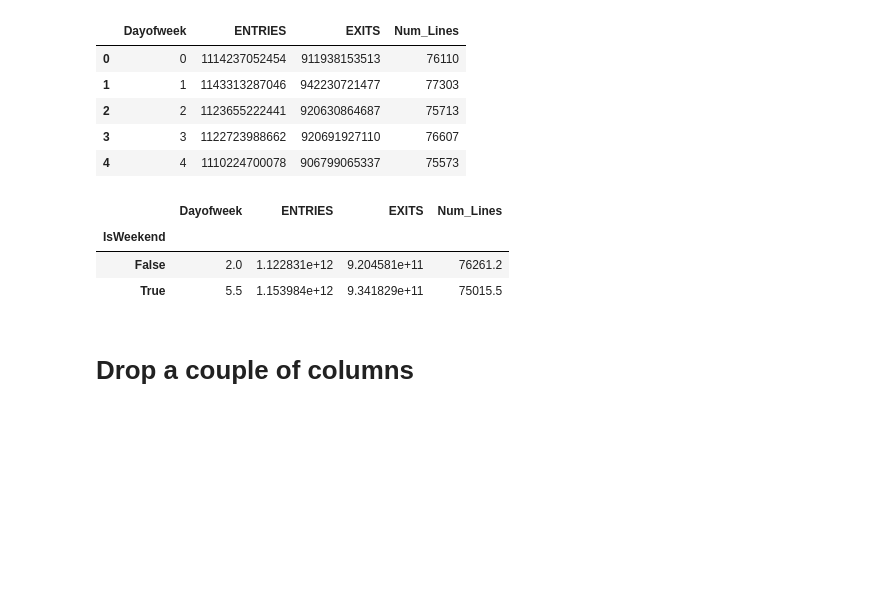
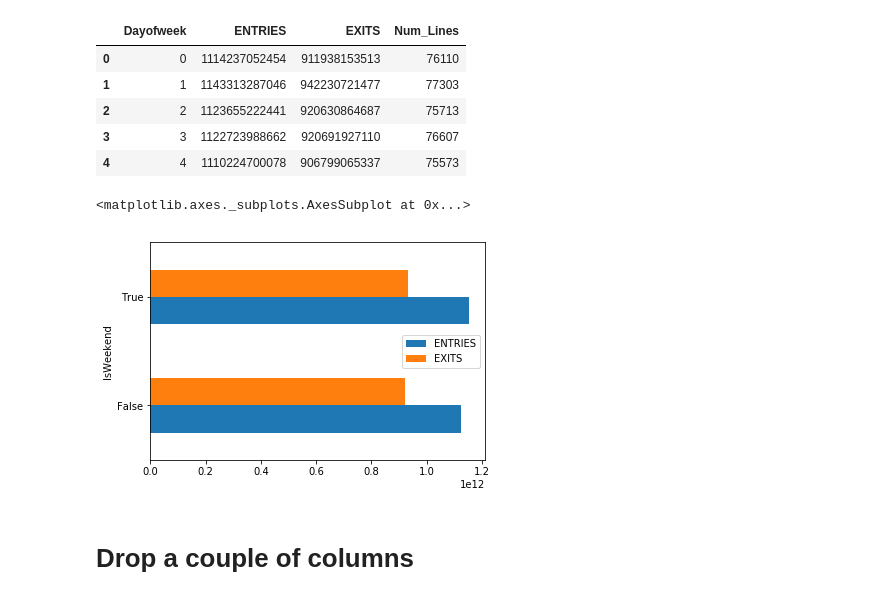
Before and after one commit to amitrani6/dsc-0-03-08-understanding-pandas-series-and-dataframes-lab-nyc-ds-career-031119, a Jupyter notebook: index.ipynb, the cells around one changed output. Saved outputs shown, nothing was run; the diff lists cells and outputs as text; code cells hidden in the pictures; blank space fills up the shorter version.

```diff
--- a/index.ipynb
+++ b/index.ipynb
@@ -155,13 +155,11 @@ grouped.head()
 # %%
 #Your code here
 grouped['IsWeekend'] = grouped.Dayofweek.map({0:False,1:False,2:False,3:False,4:False,5:True,6:True})
 wkend = grouped.groupby('IsWeekend').mean()
-wkend
+wkend[['ENTRIES', 'EXITS']].plot(kind='barh')
 # %% [output]
-|  | Dayofweek | ENTRIES | EXITS | Num_Lines |
-| IsWeekend |  |  |  |  |
-| False | 2.0 | 1.122831e+12 | 9.204581e+11 | 76261.2 |
-| True | 5.5 | 1.153984e+12 | 9.341829e+11 | 75015.5 |
+<matplotlib.axes._subplots.AxesSubplot at 0x...>
+[figure, added]
 # %% [markdown]
 # Drop a couple of columns
 # %%
```
